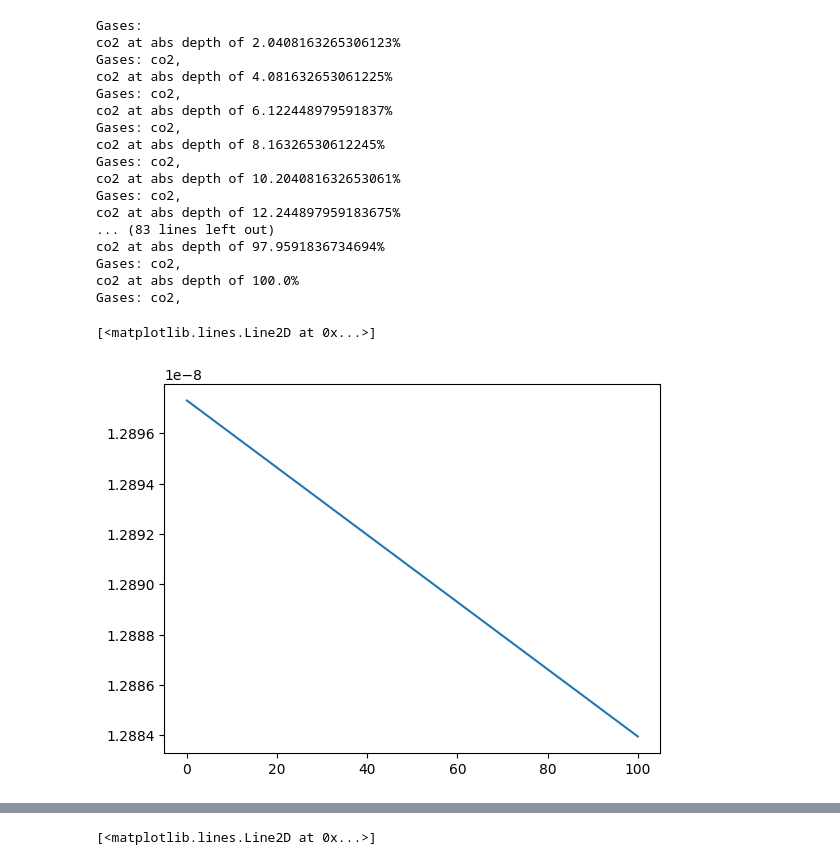
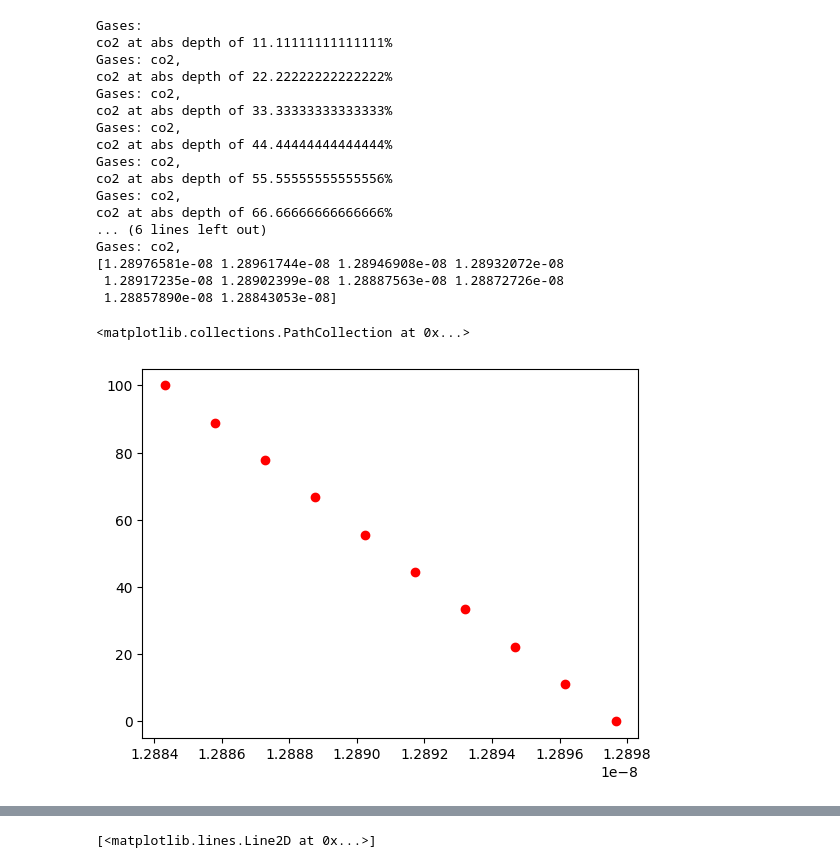
Before and after one commit to Driss-001/Capstone_G2_2022-2023, a Jupyter notebook: test.ipynb, the cells around one changed output, grey strips where cells are left out. Drawn from its saved outputs; the diff is of its cells as text; code cells hidden in the pictures.

```diff
--- a/test.ipynb
+++ b/test.ipynb
@@ -36,29 +28,30 @@ for i in c:
     corr_min.append(r.cmin())
 
 corr_min = np.array(corr_min)
+print(corr_min)
 # %% [output]
 Gases:
-co2 at abs depth of 2.0408163265306123%
+co2 at abs depth of 11.11111111111111%
 Gases: co2,
-co2 at abs depth of 4.081632653061225%
+co2 at abs depth of 22.22222222222222%
 Gases: co2,
-co2 at abs depth of 6.122448979591837%
+co2 at abs depth of 33.33333333333333%
 Gases: co2,
-co2 at abs depth of 8.16326530612245%
+co2 at abs depth of 44.44444444444444%
 Gases: co2,
-co2 at abs depth of 10.204081632653061%
+co2 at abs depth of 55.55555555555556%
 Gases: co2,
-co2 at abs depth of 12.244897959183675%
-... (83 lines left out)
-co2 at abs depth of 97.9591836734694%
+co2 at abs depth of 66.66666666666666%
+... (6 lines left out)
 Gases: co2,
-co2 at abs depth of 100.0%
-Gases: co2,
+[1.28976581e-08 1.28961744e-08 1.28946908e-08 1.28932072e-08
+ 1.28917235e-08 1.28902399e-08 1.28887563e-08 1.28872726e-08
+ 1.28857890e-08 1.28843053e-08]
-# %%
-plt.plot(c,corr_min)
-# %% [output]
-[<matplotlib.lines.Line2D at 0x...>]
-[figure, removed]
+# %%
+plt.scatter(corr_min,c,c="r")
+# %% [output]
+<matplotlib.collections.PathCollection at 0x...>
+[figure, added]
 # %%
 model = Sequential(
 )
```
Also changed, not shown: parts of 6 cells of this notebook, 2 other files.
